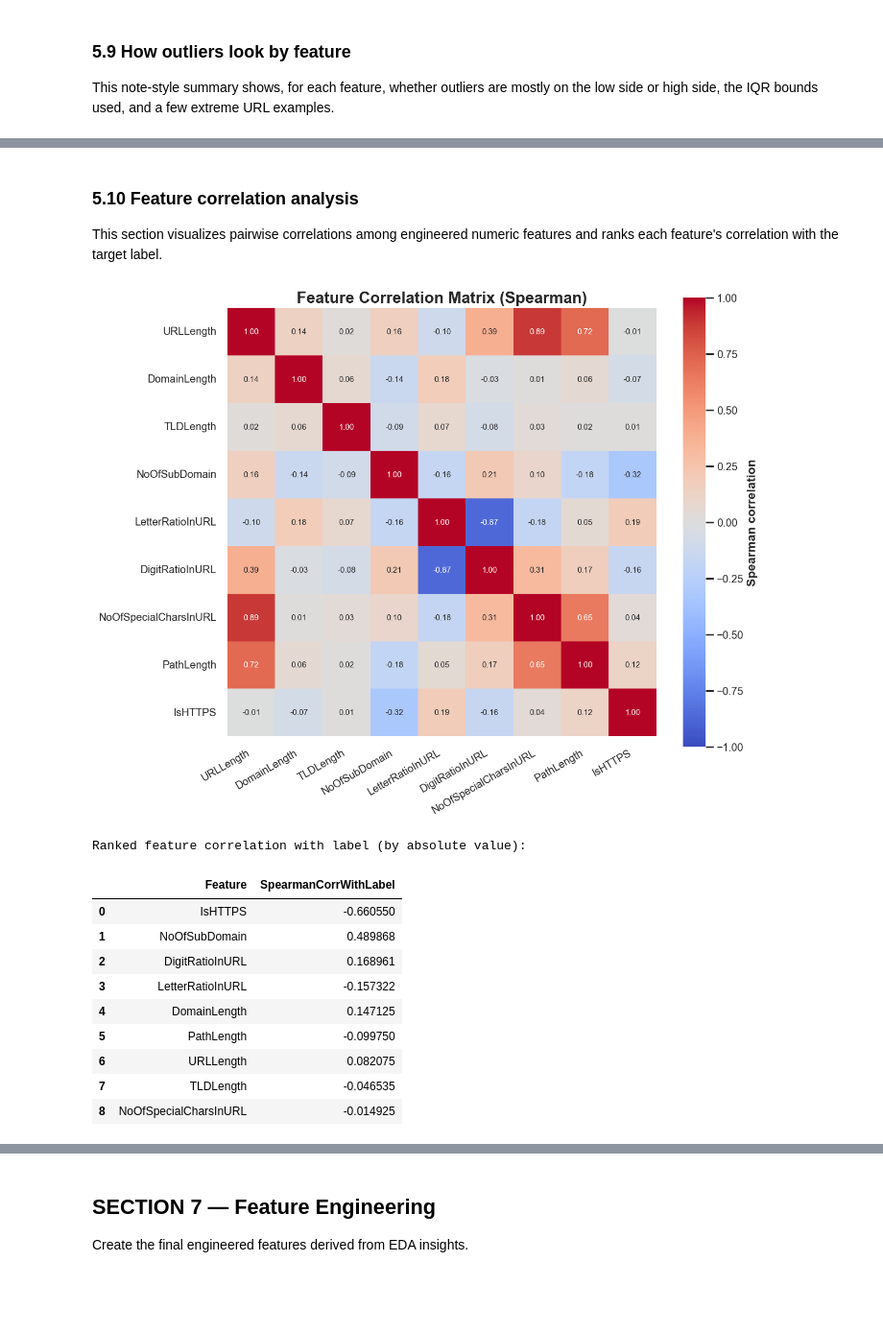
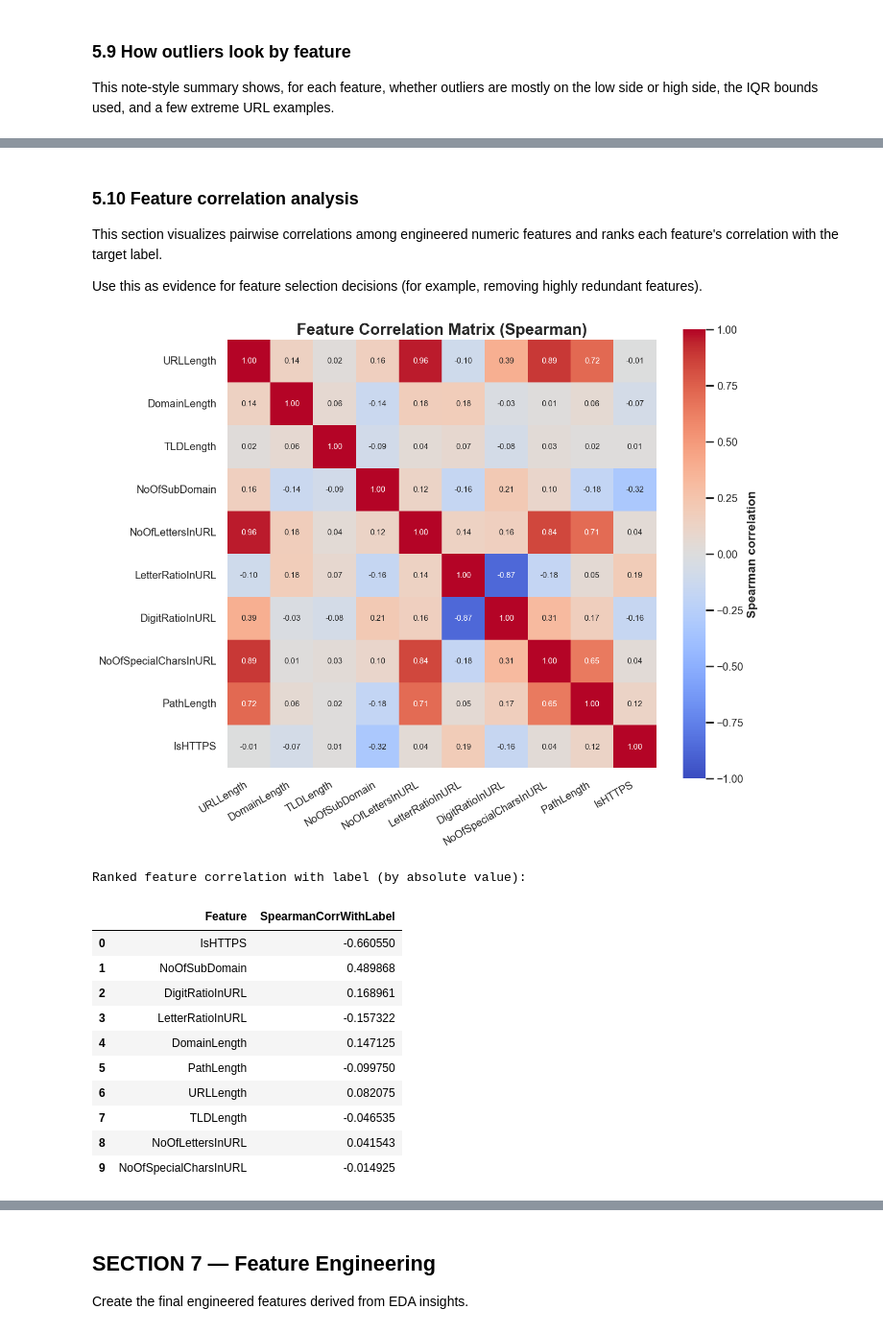
Before and after one commit to NafisNaufal/phishing-url-detection, a Jupyter notebook: eda.ipynb, the cells around one changed output, grey strips where cells are left out. Shown at 96% size. Drawn from its saved outputs; the diff is of its cells as text; code cells hidden in the pictures; blank space fills up the shorter version.

Commit message:
refactor: feature selection

```diff
--- a/eda.ipynb
+++ b/eda.ipynb
@@ -342,6 +342,10 @@ def count_subdomains(subdomain: str) -> int:
     return len([p for p in subdomain.split(".") if p])
 
 
+def count_letters(text: str) -> int:
+    return len(re.findall(r"[A-Za-z]", text))
+
+
 def count_special_chars(text: str) -> int:
     return len(re.findall(r"[^A-Za-z0-9]", text))
 
@@ -361,9 +365,10 @@ analysis_df[["subdomain", "domain", "tld"]] = pd.DataFrame(parts.tolist(), index
 
 analysis_df["DomainLength"] = analysis_df["domain"].str.len()
 analysis_df["NoOfSubDomain"] = analysis_df["subdomain"].apply(count_subdomains)
+analysis_df["NoOfLettersInURL"] = analysis_df["url"].apply(count_letters)
 analysis_df["LetterRatioInURL"] = np.where(
     analysis_df["URLLength"] > 0,
-    analysis_df["url"].str.count(r"[A-Za-z]") / analysis_df["URLLength"],
+    analysis_df["NoOfLettersInURL"] / analysis_df["URLLength"],
     0.0,
 )
 analysis_df["DigitRatioInURL"] = np.where(
@@ -377,7 +382,7 @@ analysis_df["IsHTTPS"] = analysis_df["url"].str.lower().str.startswith("https").
 
 analysis_df[[
     "url", "subdomain", "domain", "tld", "URLLength",
-    "NoOfSubDomain", "LetterRatioInURL", "DigitRatioInURL",
+    "NoOfSubDomain", "NoOfLettersInURL", "LetterRatioInURL", "DigitRatioInURL",
     "NoOfSpecialCharsInURL", "PathLength", "IsHTTPS", "label"
 ]].head()
 # %% [output]
@@ -761,6 +799,7 @@ outlier_features = [
     "DomainLength",
     "TLDLength",
     "NoOfSubDomain",
+    "NoOfLettersInURL",
     "LetterRatioInURL",
     "DigitRatioInURL",
     "NoOfSpecialCharsInURL",
@@ -852,6 +892,7 @@ note_features = [
     "DomainLength",
     "TLDLength",
     "NoOfSubDomain",
+    "NoOfLettersInURL",
     "LetterRatioInURL",
     "DigitRatioInURL",
     "NoOfSpecialCharsInURL",
@@ -965,6 +1007,8 @@ Extreme outlier examples (top 3 high-side per feature):
 ### 5.10 Feature correlation analysis
 
 This section visualizes pairwise correlations among engineered numeric features and ranks each feature's correlation with the target label.
+
+Use this as evidence for feature selection decisions (for example, removing highly redundant features).
 # %%
 # Correlation heatmap (Spearman) for engineered numeric features
 corr_df = plot_df.copy()
@@ -977,6 +1021,7 @@ feature_cols = [
     "DomainLength",
     "TLDLength",
     "NoOfSubDomain",
+    "NoOfLettersInURL",
     "LetterRatioInURL",
     "DigitRatioInURL",
     "NoOfSpecialCharsInURL",
@@ -994,34 +1039,34 @@ sns.heatmap(
     fmt=".2f",
     cmap="coolwarm",
     center=0,
     vmin=-1,
     vmax=1,
     square=True,
     cbar_kws={"label": "Spearman correlation"},
     ax=ax,
     annot_kws={"size": 9},
 )
 ax.set_title("Feature Correlation Matrix (Spearman)")
 plt.xticks(rotation=30, ha="right")
 plt.yticks(rotation=0)
 plt.tight_layout()
 plt.show()
 
 label_corr = (
     corr_df[feature_cols + ["label"]]
     .apply(pd.to_numeric, errors="coerce")
     .corr(method="spearman")["label"]
     .drop("label")
     .sort_values(key=lambda s: s.abs(), ascending=False)
     .rename("SpearmanCorrWithLabel")
     .reset_index()
     .rename(columns={"index": "Feature"})
 )
 
 print("\nRanked feature correlation with label (by absolute value):")
 display(label_corr)
 # %% [output]
-[figure, old version]
+[figure, new version]
 Ranked feature correlation with label (by absolute value):
 |  | Feature | SpearmanCorrWithLabel |
 | 0 | IsHTTPS | -0.660550 |
@@ -1032,7 +1077,8 @@ Ranked feature correlation with label (by absolute value):
 | 5 | PathLength | -0.099750 |
 | 6 | URLLength | 0.082075 |
 | 7 | TLDLength | -0.046535 |
-| 8 | NoOfSpecialCharsInURL | -0.014925 |
+| 8 | NoOfLettersInURL | 0.041543 |
+| 9 | NoOfSpecialCharsInURL | -0.014925 |
 # %% [markdown]
 ### Observations from Visual EDA
 
```
Also changed, not shown: parts of 10 cells of this notebook, 2 other files.
